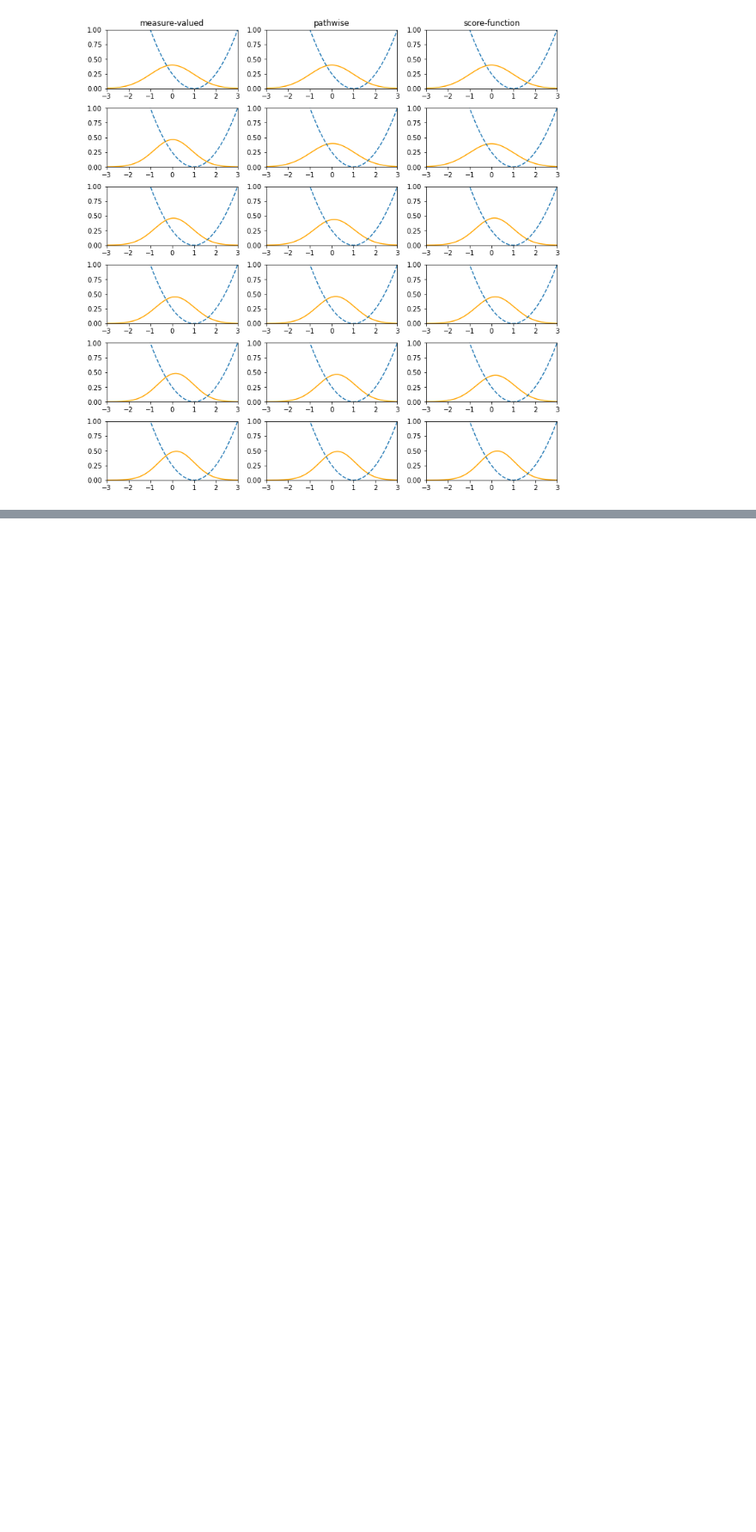
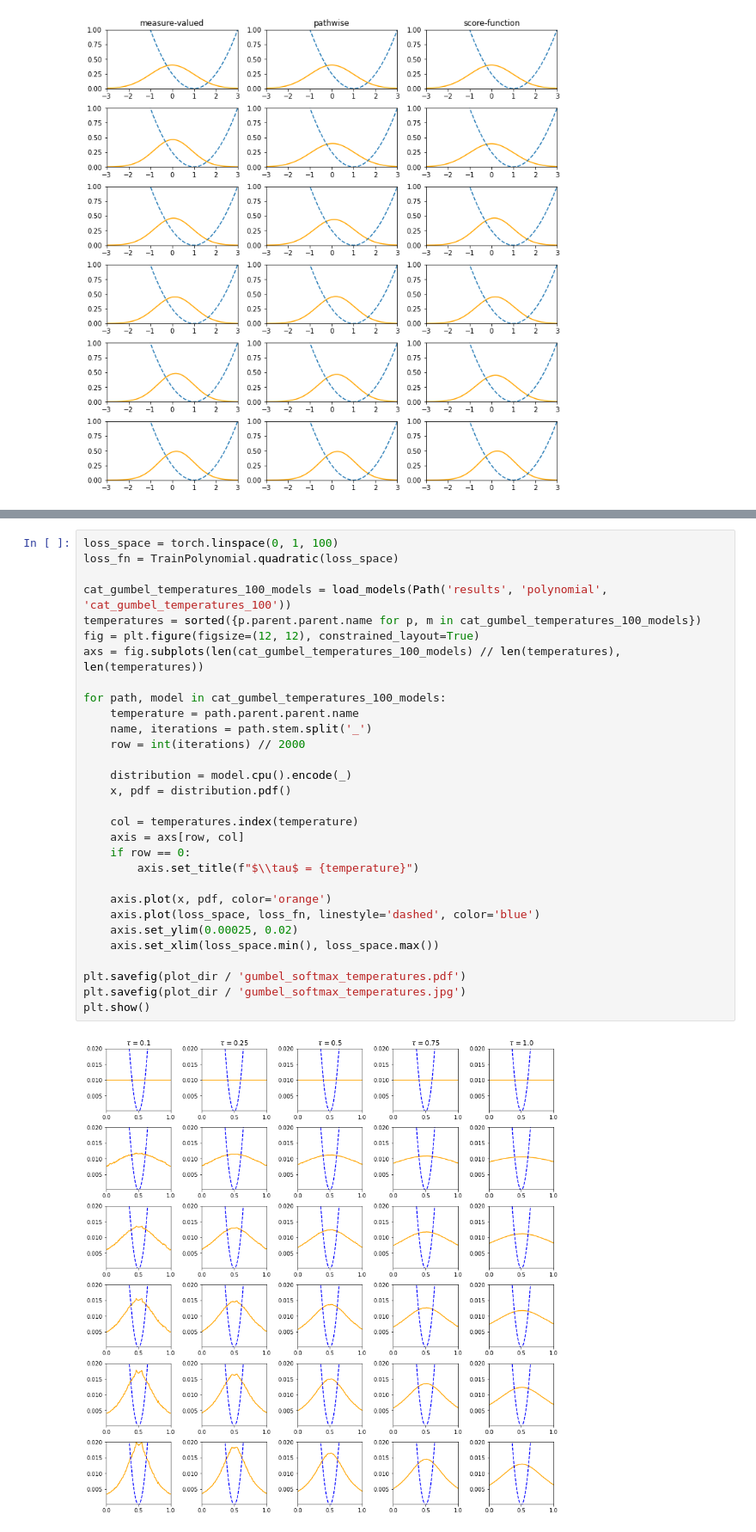
Before and after one commit to M8is/master-thesis-code, a Jupyter notebook: notebooks/plot-polynomial-pdfs.ipynb, the cells around one changed output, grey strips where cells are left out. Shown at 86% size. Saved outputs shown, nothing was run; the diff lists cells and outputs as text; blank space fills up the shorter version.

```diff
--- a/notebooks/plot-polynomial-pdfs.ipynb
+++ b/notebooks/plot-polynomial-pdfs.ipynb
@@ -148,0 +147,32 @@ plt.show()
+# %%
+loss_space = torch.linspace(0, 1, 100)
+loss_fn = TrainPolynomial.quadratic(loss_space)
+
+cat_gumbel_temperatures_100_models = load_models(Path('results', 'polynomial', 'cat_gumbel_temperatures_100'))
+temperatures = sorted({p.parent.parent.name for p, m in cat_gumbel_temperatures_100_models})
+fig = plt.figure(figsize=(12, 12), constrained_layout=True)
+axs = fig.subplots(len(cat_gumbel_temperatures_100_models) // len(temperatures), len(temperatures))
+
+for path, model in cat_gumbel_temperatures_100_models:
+    temperature = path.parent.parent.name
+    name, iterations = path.stem.split('_')
+    row = int(iterations) // 2000
+
+    distribution = model.cpu().encode(_)
+    x, pdf = distribution.pdf()
+
+    col = temperatures.index(temperature)
+    axis = axs[row, col]
+    if row == 0:
+        axis.set_title(f"$\\tau$ = {temperature}")
+
+    axis.plot(x, pdf, color='orange')
+    axis.plot(loss_space, loss_fn, linestyle='dashed', color='blue')
+    axis.set_ylim(0.00025, 0.02)
+    axis.set_xlim(loss_space.min(), loss_space.max())
+
+plt.savefig(plot_dir / 'gumbel_softmax_temperatures.pdf')
+plt.savefig(plot_dir / 'gumbel_softmax_temperatures.jpg')
+plt.show()
+# %% [output]
+[figure, added]
```
Also changed, not shown: parts of 2 cells of this notebook, 3 other files.
